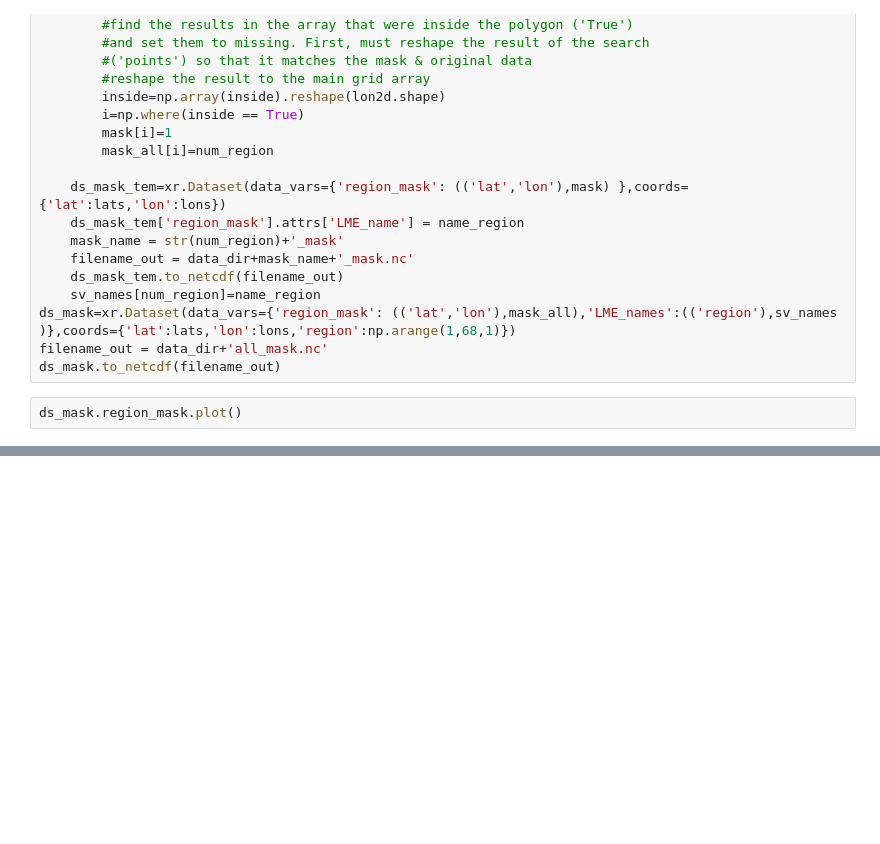
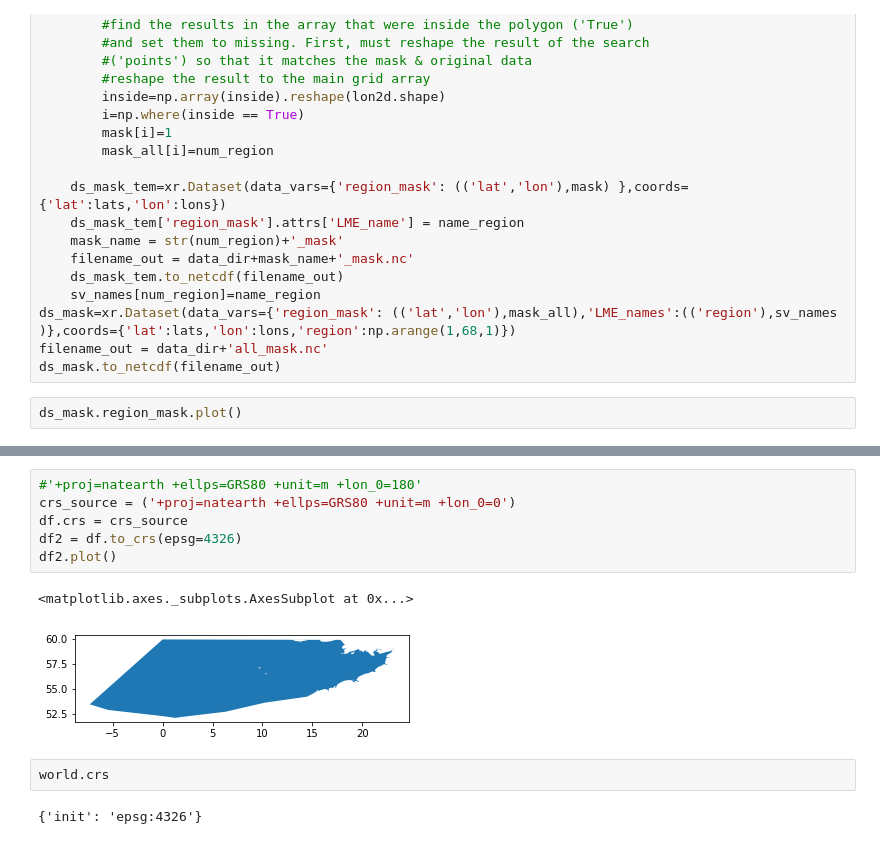
Before and after one commit to cgentemann/Biophysical, a Jupyter notebook: Take LME GIS files and put into netcdf mask array.ipynb, the cells around one changed output, grey strips where cells are left out. Drawn from its saved outputs; the diff is of its cells as text; blank space fills up the shorter version.

```diff
--- a/Take LME GIS files and put into netcdf mask array.ipynb
+++ b/Take LME GIS files and put into netcdf mask array.ipynb
@@ -247,0 +285,13 @@ yup, change coordinates
+# %%
+#'+proj=natearth +ellps=GRS80 +unit=m +lon_0=180'
+crs_source = ('+proj=natearth +ellps=GRS80 +unit=m +lon_0=0')
+df.crs = crs_source
+df2 = df.to_crs(epsg=4326)
+df2.plot()
+# %% [output]
+<matplotlib.axes._subplots.AxesSubplot at 0x...>
+[figure, added]
+# %%
+world.crs
+# %% [output]
+{'init': 'epsg:4326'}
```
Also changed, not shown: parts of 12 cells of this notebook, 2 other files.
